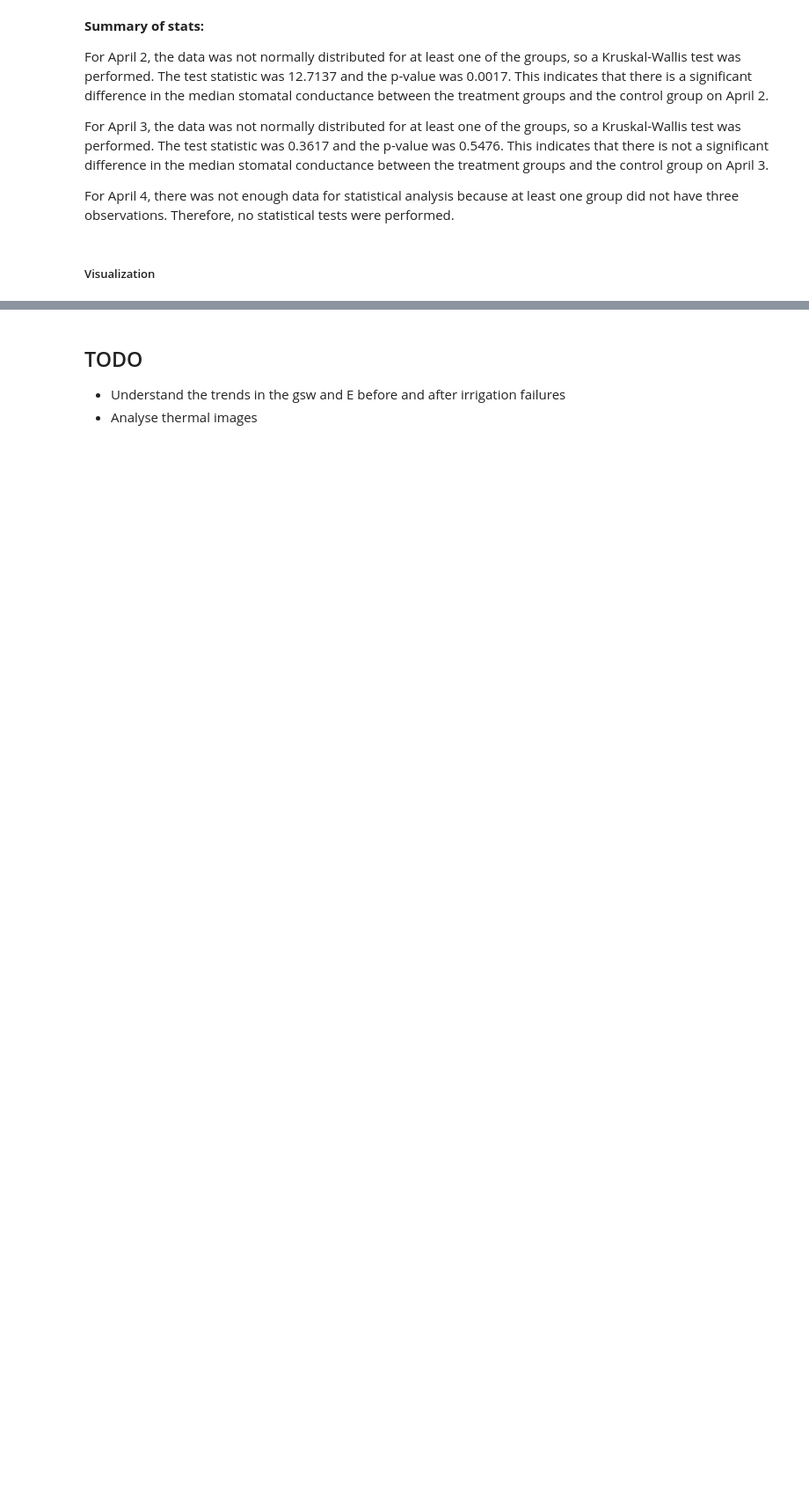
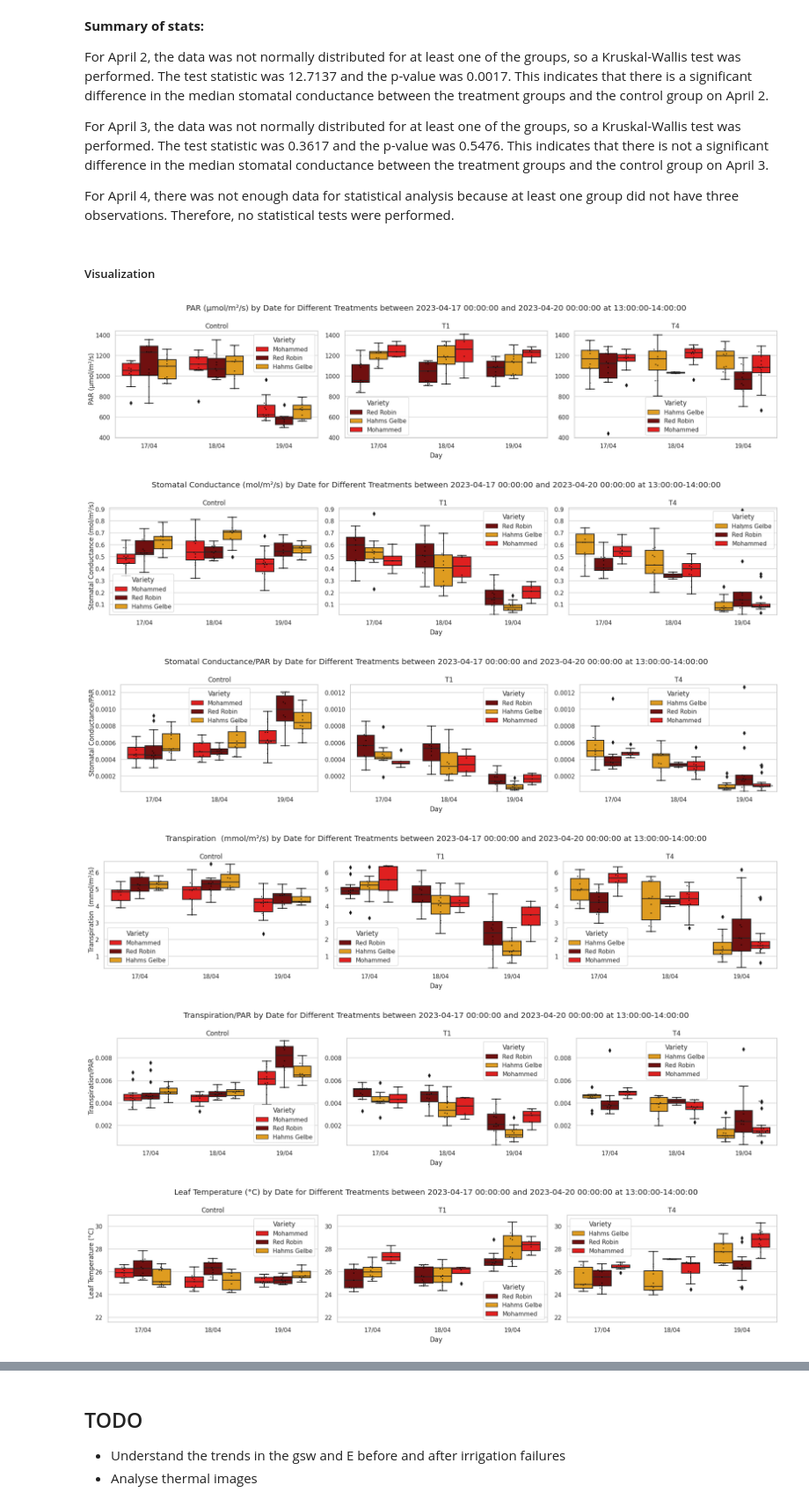
Before and after one commit to deedeeharris/MS_Research_Projects, a Jupyter notebook: 2_Stress/stress_analysis.ipynb, the cells around one changed output, grey strips where cells are left out. Shown at 88% size. Drawn from its saved outputs; the diff is of its cells as text; code cells hidden in the pictures; blank space fills up the shorter version.

```diff
--- a/2_Stress/stress_analysis.ipynb
+++ b/2_Stress/stress_analysis.ipynb
@@ -536,0 +780,10 @@ def stats_byday(df_ana_norm_mean, feature):
+# %%
+start_hour= '13:00:00' #@param {type:"string"}
+end_hour= '14:00:00' #@param {type:"string"}
+start_date = '2023-04-17' #@param {type:"string"}
+end_date = '2023-04-20' #@param {type:"string"}
+plants_to_remove = [1,2,4] # list of plants to remove. let's remove 2, since it had some pre-stress
+df_filtered = df_ana_norm_mean.copy()
+
+df_filtered = filter_df_by_date_time(df_filtered, start_date, end_date, start_hour, end_hour, plants_to_remove)
+df_filtered
@@ -788,3 +1060,29 @@ def boxplot_feature(df, start_date, end_date, feature, hueFeature, swarm=False):
 
   # show plot
   plt.show()
+# %%
+#@title Plotting
+features = ['PAR (µmol/m²/s)',
+            'Stomatal Conductance (mol/m²/s)',
+            'Stomatal Conductance/PAR',
+            'Transpiration  (mmol/m²/s)',
+            'Transpiration/PAR',
+            'Leaf Temperature (°C)',
+            'Leaf Temperature/PAR']
+
+start_hour= '13:00:00' #@param {type:"string"}
+end_hour= '14:00:00' #@param {type:"string"}
+start_date = '2023-04-17' #@param {type:"string"}
+end_date = '2023-04-20' #@param {type:"string"}
+plotSwarm = True #@param {type:"boolean"}
+plants_to_remove = [1,2,4] # list of plants to remove. let's remove 2, since it had some pre-stress
+for feature in features:
+  df_t = boxplot_feature(df=df_ana_norm_mean, start_date=start_date, end_date=end_date, feature=feature, hueFeature='Variety', start_hour=start_hour, end_hour=end_hour, swarm=plotSwarm, plants_to_remove=plants_to_remove)
+  #print(df_t)
+# %% [output]
+[figure, added]
+[figure, added]
+[figure, added]
+[figure, added]
+[figure, added]
+[figure, added]
```
Also changed, not shown: parts of 33 cells of this notebook.
